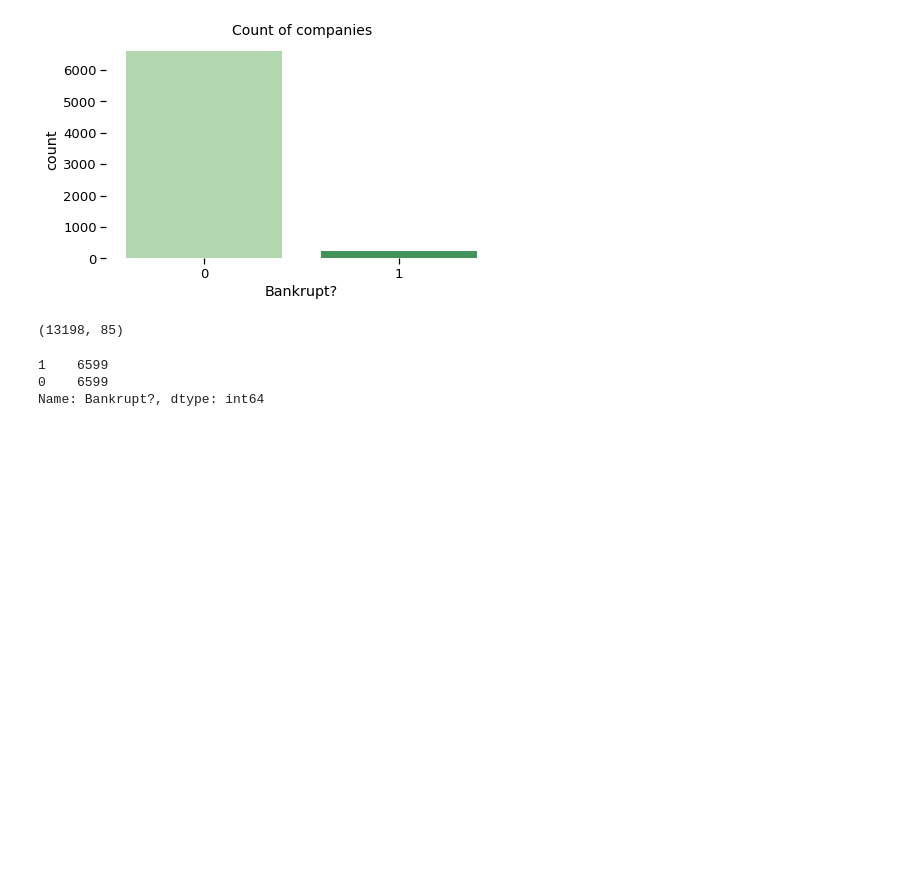
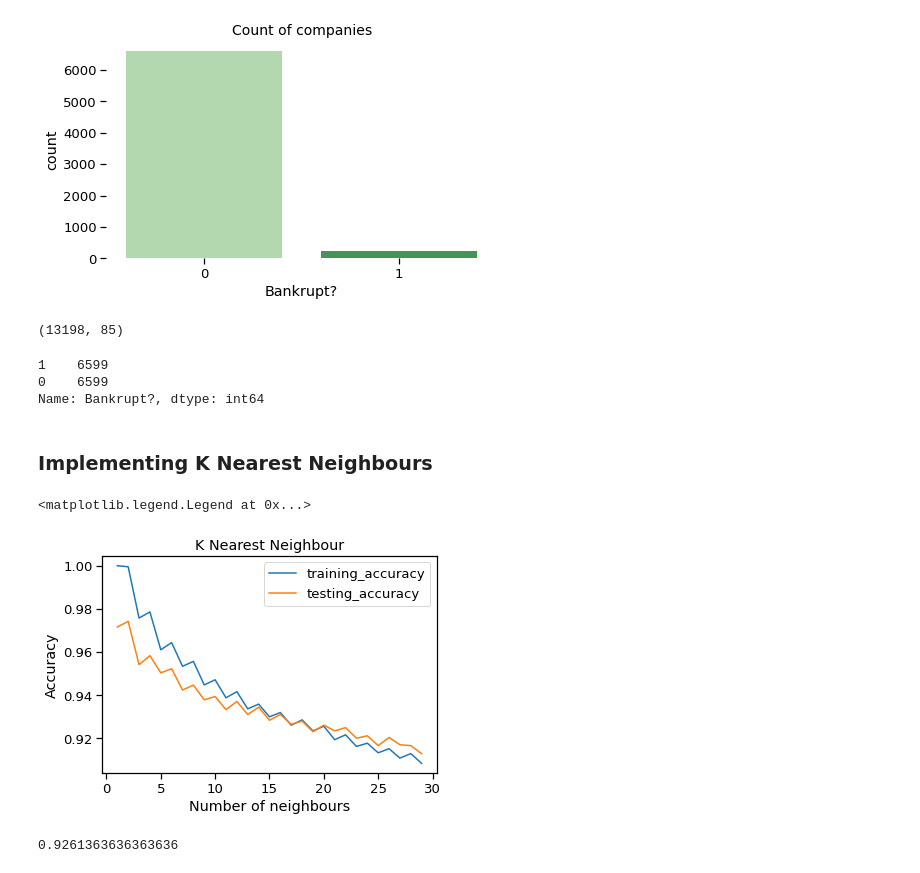
Before and after one commit to Selva-Subramanian/Company-bankruptcy-prediction, a Jupyter notebook: COMPANY_BANKRUPTCY_PREDICTION.ipynb, the cells around one changed output. Drawn from its saved outputs; the diff is of its cells as text; code cells hidden in the pictures; blank space fills up the shorter version.

```diff
--- a/COMPANY_BANKRUPTCY_PREDICTION.ipynb
+++ b/COMPANY_BANKRUPTCY_PREDICTION.ipynb
@@ -484,3 +488,45 @@ df['Bankrupt?'].value_counts()
 1    6599
 0    6599
 Name: Bankrupt?, dtype: int64
+# %%
+X = df.iloc[:,1:]
+# %%
+y = df.iloc[:,0:1]
+# %% [markdown]
+### <b> Implementing K Nearest Neighbours
+# %%
+# Splitting the dataset for train and test
+X_train, X_test, y_train, y_test = train_test_split(X, y, test_size=0.20, random_state=0)
+# %%
+neighbours = range(1,30)
+
+# storing training and test accuracies
+train_accuracy = np.empty(len(neighbours))
+test_accuracy = np.empty(len(neighbours))
+
+# setting up the model
+for i,j in enumerate(neighbours):
+  knn = KNeighborsClassifier(n_neighbors=j)
+
+  # fitting the model
+  knn.fit(X_train, y_train)
+
+  # Updating accuracies with respective K neighbour
+  train_accuracy[i] = knn.score(X_train, y_train)
+  test_accuracy[i] = knn.score(X_test, y_test)
+# %%
+plt.plot(neighbours, train_accuracy, label = 'training_accuracy')
+plt.plot(neighbours, test_accuracy, label = 'testing_accuracy')
+plt.title("K Nearest Neighbour")
+plt.xlabel('Number of neighbours')
+plt.ylabel('Accuracy')
+plt.legend()
+# %% [output]
+<matplotlib.legend.Legend at 0x...>
+[figure, added]
+# %%
+knn = KNeighborsClassifier(n_neighbors = 20)
+knn.fit(X_train, y_train)
+knn.score(X_test, y_test)
+# %% [output]
+0.9261363636363636
```
Also changed, not shown: parts of 4 cells of this notebook.
